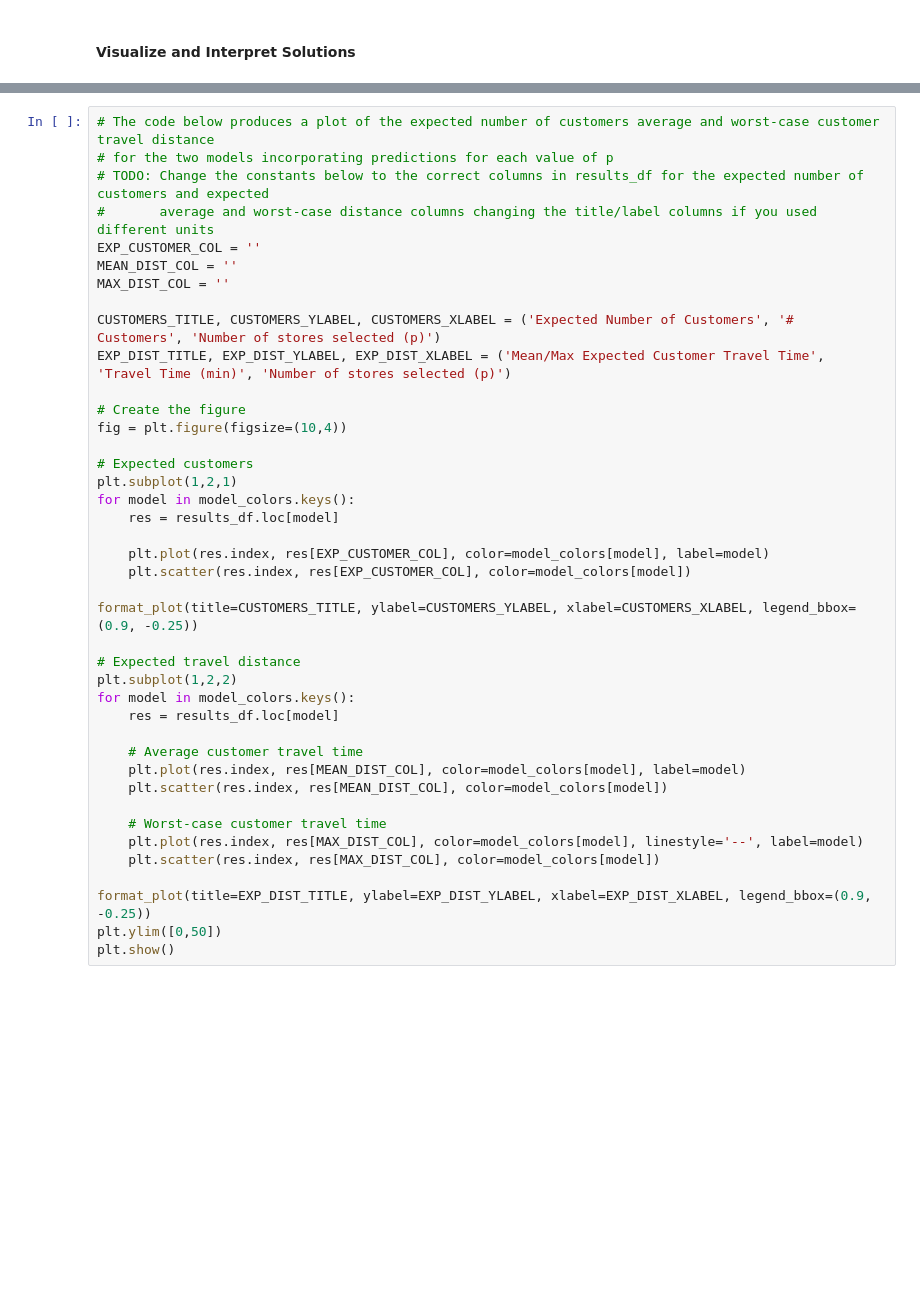
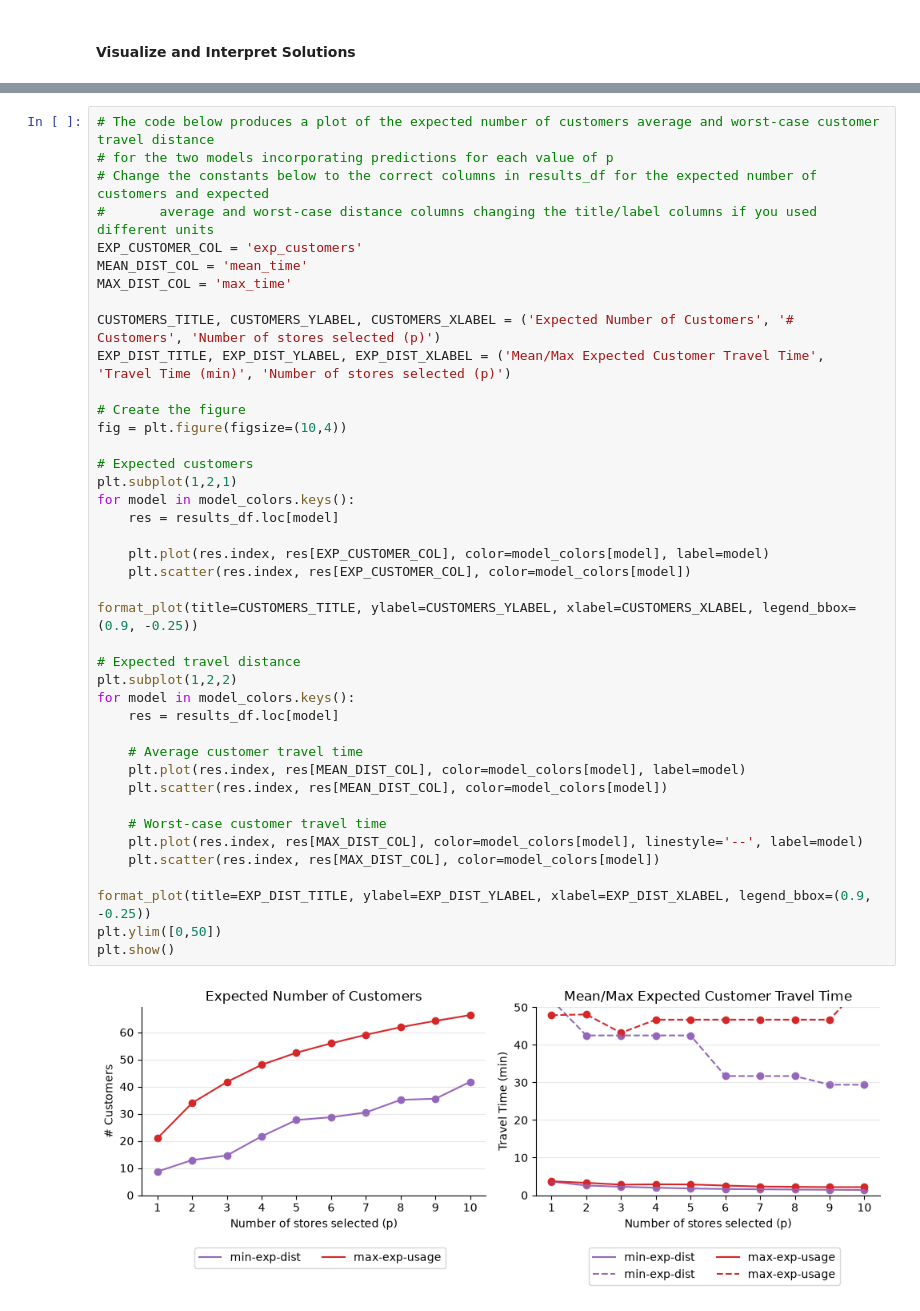
Before and after one commit to rachichi/CornellTech2026_Project_OptimizationMethods, a Jupyter notebook: ORIE5380_Project_Notebook.ipynb, the cells around one changed output, grey strips where cells are left out. Saved outputs shown, nothing was run; the diff lists cells and outputs as text; blank space fills up the shorter version.

```diff
--- a/ORIE5380_Project_Notebook.ipynb
+++ b/ORIE5380_Project_Notebook.ipynb
@@ -741,42 +859,44 @@ KeyError: ''
 # %%
 # The code below produces a plot of the expected number of customers average and worst-case customer travel distance
 # for the two models incorporating predictions for each value of p
-# TODO: Change the constants below to the correct columns in results_df for the expected number of customers and expected
+# Change the constants below to the correct columns in results_df for the expected number of customers and expected
 #       average and worst-case distance columns changing the title/label columns if you used different units
-EXP_CUSTOMER_COL = ''
-MEAN_DIST_COL = ''
-MAX_DIST_COL = ''
+EXP_CUSTOMER_COL = 'exp_customers'
+MEAN_DIST_COL = 'mean_time'
+MAX_DIST_COL = 'max_time'
 
 CUSTOMERS_TITLE, CUSTOMERS_YLABEL, CUSTOMERS_XLABEL = ('Expected Number of Customers', '# Customers', 'Number of stores selected (p)')
 EXP_DIST_TITLE, EXP_DIST_YLABEL, EXP_DIST_XLABEL = ('Mean/Max Expected Customer Travel Time', 'Travel Time (min)', 'Number of stores selected (p)')
 
 # Create the figure
 fig = plt.figure(figsize=(10,4))
 
 # Expected customers
 plt.subplot(1,2,1)
 for model in model_colors.keys():
     res = results_df.loc[model]
 
     plt.plot(res.index, res[EXP_CUSTOMER_COL], color=model_colors[model], label=model)
     plt.scatter(res.index, res[EXP_CUSTOMER_COL], color=model_colors[model])
 
 format_plot(title=CUSTOMERS_TITLE, ylabel=CUSTOMERS_YLABEL, xlabel=CUSTOMERS_XLABEL, legend_bbox=(0.9, -0.25))
 
 # Expected travel distance
 plt.subplot(1,2,2)
 for model in model_colors.keys():
     res = results_df.loc[model]
 
     # Average customer travel time
     plt.plot(res.index, res[MEAN_DIST_COL], color=model_colors[model], label=model)
     plt.scatter(res.index, res[MEAN_DIST_COL], color=model_colors[model])
 
     # Worst-case customer travel time
     plt.plot(res.index, res[MAX_DIST_COL], color=model_colors[model], linestyle='--', label=model)
     plt.scatter(res.index, res[MAX_DIST_COL], color=model_colors[model])
 
 format_plot(title=EXP_DIST_TITLE, ylabel=EXP_DIST_YLABEL, xlabel=EXP_DIST_XLABEL, legend_bbox=(0.9, -0.25))
 plt.ylim([0,50])
 plt.show()
+# %% [output]
+[figure, added]
 # %%
```
Also changed, not shown: parts of 15 cells of this notebook, 10 other files.
